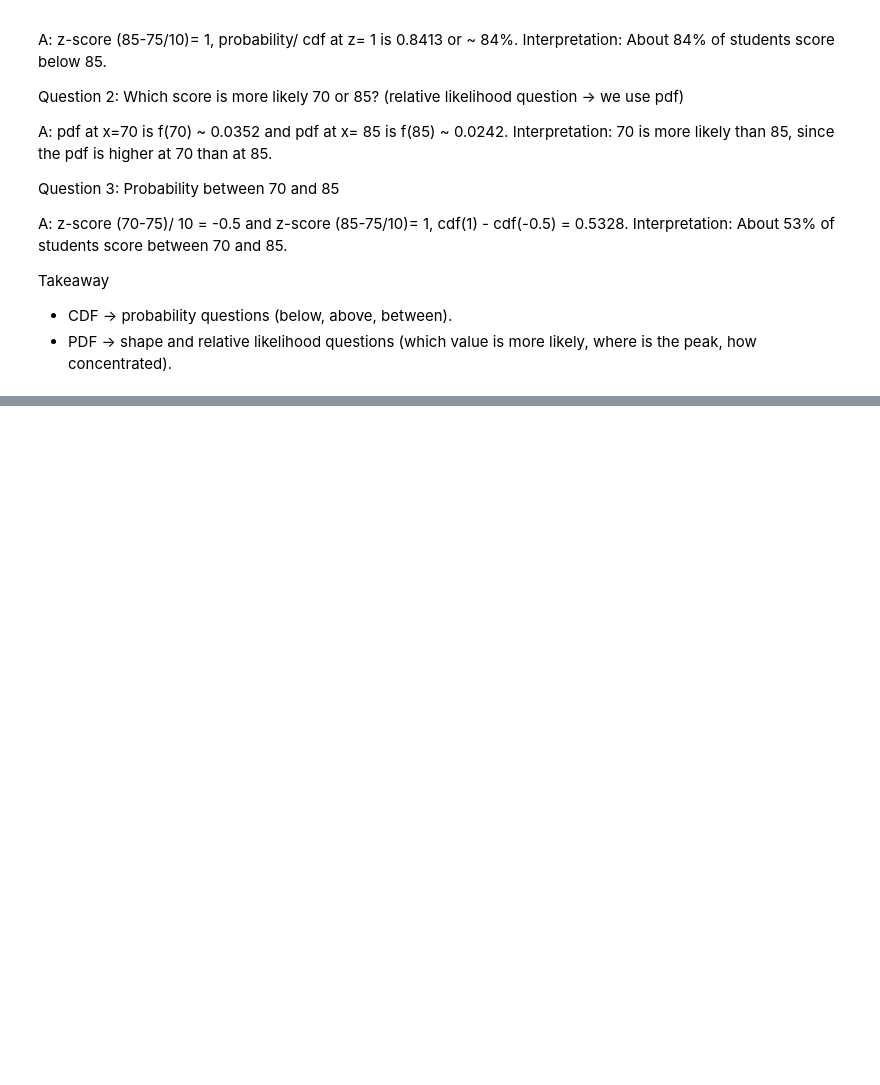
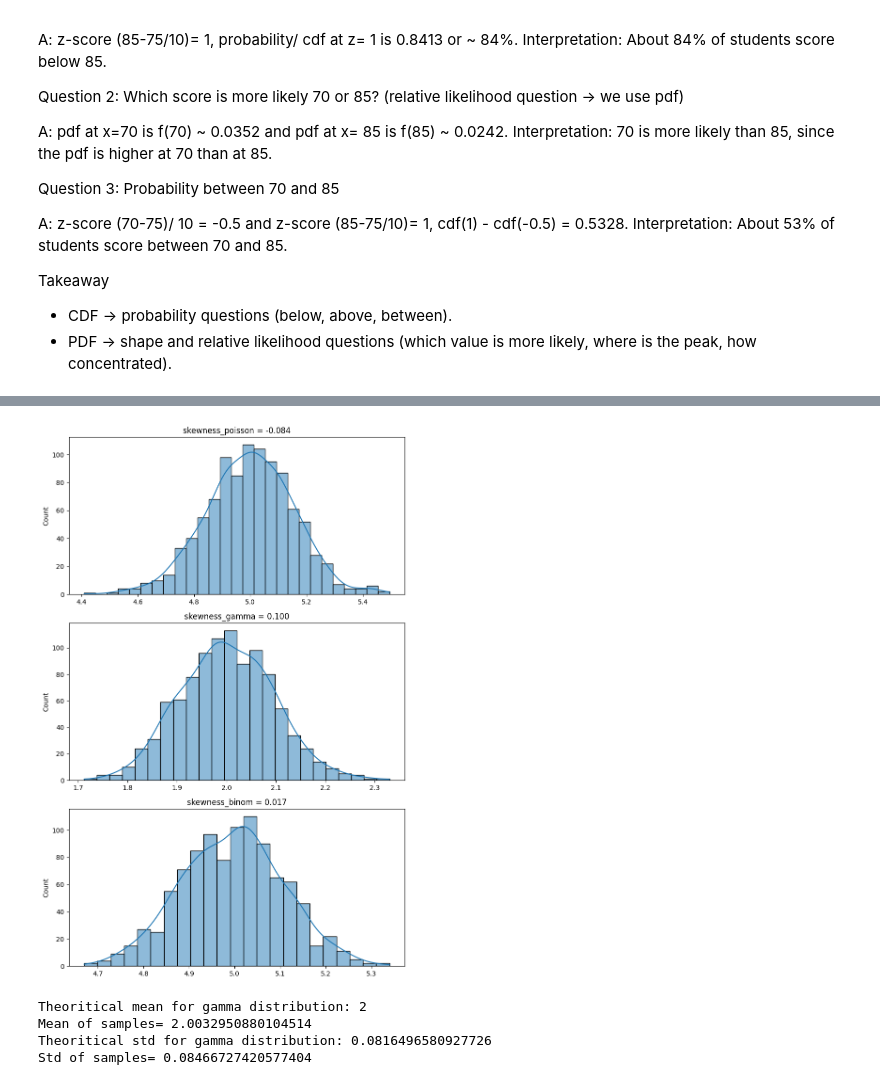
Before and after one commit to VShah2312/Data_Science_Code_N_Debug, a Jupyter notebook: Python_Basics/Class Notebooks/Probability_Distribution.ipynb, the cells around one changed output, grey strips where cells are left out. Saved outputs shown, nothing was run; the diff lists cells and outputs as text; code cells hidden in the pictures; blank space fills up the shorter version.

```diff
--- a/Python_Basics/Class Notebooks/Probability_Distribution.ipynb
+++ b/Python_Basics/Class Notebooks/Probability_Distribution.ipynb
@@ -373,0 +440,67 @@ Takeaway
+# %%
+num_of_sample= 1000
+sample_size= 200
+
+# poisson distribution param
+possion_lambda= 5
+
+# gamma dist param
+gamma_shape= 2
+gamama_scale= 1
+
+# binomial dist param
+binomial_n =10
+binomial_p= 0.5
+
+# generates sample for each dist
+possion_sample= np.random.poisson(lam= possion_lambda, size=(num_of_sample, sample_size))
+gamma_sample= np.random.gamma(shape= gamma_shape, scale= gamama_scale ,size=(num_of_sample, sample_size))
+binom_sample= np.random.binomial(n=binomial_n, p=binomial_p,size=(num_of_sample, sample_size))
+
+
+# calculating means for each
+poisson_sample_means= np.mean(possion_sample, axis=1)
+gamma_sample_means= np.mean(gamma_sample, axis=1)
+binom_sample_means= np.mean(binom_sample, axis=1)
+
+# plotting
+fig, axs = plt.subplots(3, 1, figsize=(8, 12))  # 3 rows, 1 col
+
+sns.histplot(poisson_sample_means, kde=True, ax=axs[0])
+axs[0].set_title(f"skewness_poisson = {skew(poisson_sample_means):.3f}")
+
+sns.histplot(gamma_sample_means, kde=True, ax=axs[1])
+axs[1].set_title(f"skewness_gamma = {skew(gamma_sample_means):.3f}")
+
+sns.histplot(binom_sample_means, kde=True, ax=axs[2])
+axs[2].set_title(f"skewness_binom = {skew(binom_sample_means):.3f}")
+
+plt.tight_layout()
+plt.show()
+# %% [output]
+[figure, added]
+# %%
+# proof of 2nd part of CLT
+num_of_sample= 1000
+sample_size= 300
+
+# gamma dist param
+gamma_shape= 2
+gamama_scale= 1
+
+theor_mean = gamama_scale* gamma_shape
+theor_var= (gamma_shape* gamama_scale **2)
+
+gamma_sample= np.random.gamma(shape= gamma_shape, scale= gamama_scale ,size=(num_of_sample, sample_size))
+gamma_sample_means= np.mean(gamma_sample, axis=1)
+
+print(f'Theoritical mean for gamma distribution: {theor_mean}')
+print(f'Mean of samples= {gamma_sample_means.mean()}')
+
+print(f'Theoritical std for gamma distribution: {np.sqrt(theor_var)/ np.sqrt(sample_size)}')
+print(f'Std of samples= {gamma_sample_means.std()}')
+# %% [output]
+Theoritical mean for gamma distribution: 2
+Mean of samples= 2.0032950880104514
+Theoritical std for gamma distribution: 0.0816496580927726
+Std of samples= 0.08466727420577404
```
Also changed, not shown: parts of 6 cells of this notebook, 1 other file.
